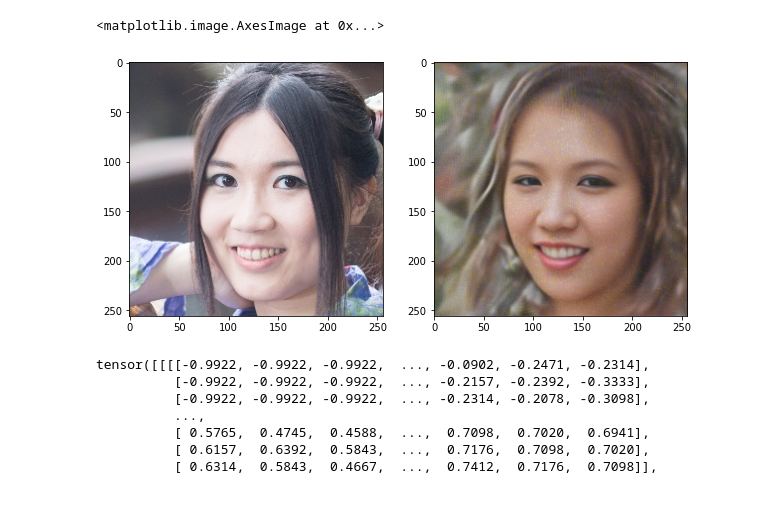
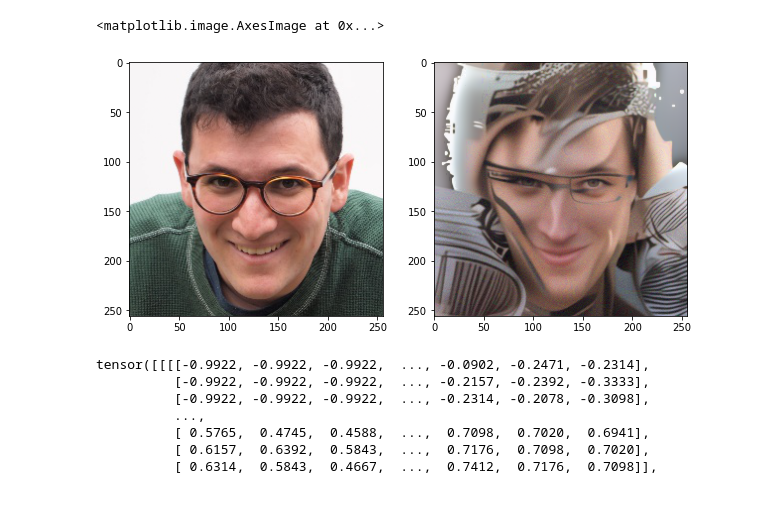
Before and after one commit to Hanyu-Xue/Priv_Diff_Autoencoder, a Jupyter notebook: New_train.ipynb, the cells around one changed output. Drawn from its saved outputs; the diff is of its cells as text; code cells hidden in the pictures.

```diff
--- a/New_train.ipynb
+++ b/New_train.ipynb
@@ -1,6 +52,6 @@
 # %%
 import os
-CODE_DIR = '/home/joshua/Projects/diffae'
+CODE_DIR = '/content/drive/MyDrive/GANsLatentCode/diffae'
 os.chdir(f'{CODE_DIR}')
 # %%
 from pytorch_msssim import ms_ssim
@@ -118,7 +191,7 @@ config = {
     'beta1' : 0.5,
     'beta2' : 0.999,
     'lrD' : 0.0004,
-    'lrMLP' : 0.00003,
+    'lrMLP' : 0.00001,
     'lrAttr' : 0.0001,
     'non_adverserial_lr': 6e-5,
     'IdDiffersAttrTrainRatio' : 3, # 1/3
@@ -358,6 +435,6 @@ plt.show()
 # %%
 with torch.no_grad():
-    generated_img = model.render(xT_true, semantic_vec_true_list[200].to(device), T=2)
+    generated_img = model.render(xT_true, semantic_vec.to(device), T=16)
 generated_image = generated_img.detach()
 plt.imshow(generated_image[0].permute(1, 2, 0).cpu())
 # %% [output]
@@ -366,22 +448,42 @@ plt.imshow(generated_image[0].permute(1, 2, 0).cpu())
 # %%
 import matplotlib.pyplot as plt
-idx = 222
+idn = 4
 # torch.manual_seed(1)
-with torch.no_grad():
-    generated_img = model.render(xT_true, semantic_vec_list[idx].to(device), T=2)
+for idx, data in enumerate(image_data):
+  if idx <idn:
+    continue
+  if idx == idn:
+    batch = data['img'][None]
+    torch.cuda.empty_cache()
+#         gen_img = batch.detach().clone()
+    id_images = batch.cuda()
+#         generated_img = Variable(gen_img, requires_grad = True)
+#         generated_img = generated_img.cuda()
+#         print(generated_img)
 
-diff_batch = image_data[idx+1]['img'][None]
-attr_batch = diff_batch*0.5+0.5
-attr_images = attr_batch.cuda()
-generated_image = generated_img.detach()
+    diff_batch = image_data[idx]['img'][None]
+    attr_batch = diff_batch*0.5+0.5
+    attr_images = attr_batch.cuda()
+    with torch.no_grad():
+      id_vec = id_encoder.extract_feats(id_images)
+      attr_vec = torch.squeeze(attr_encoder(attr_images))[None]
+      encoded_vec = torch.cat((id_vec,attr_vec), dim=1)
+      semantic_vec = mlp(encoded_vec)
+      semantic_vec_true = model.encode(attr_images*2-1)
+      xT_true = model.encode_stochastic(attr_images*2-1, semantic_vec_true, T=20)
+      ori_img = model.render(xT_true, semantic_vec_true, T=16)
+      generated_img = model.render(xT_true, semantic_vec, T=16)
+
+  else:
+    break
 
 fig, ax = plt.subplots(1, 2, figsize=(10, 5))
 generated_image = generated_img.detach()
 ax[0].imshow(attr_images[0].permute(1, 2, 0).cpu())
 ax[1].imshow(generated_image[0].permute(1, 2, 0).cpu())
 # %% [output]
 <matplotlib.image.AxesImage at 0x...>
-[figure, old version]
+[figure, new version]
 # %%
 Model_mlp_path = 'checkpoints/MLP/mlp_ffhq01000_full_attr.pt'
 torch.save(mlp, Model_mlp_path)
```
Also changed, not shown: parts of 12 cells of this notebook.
